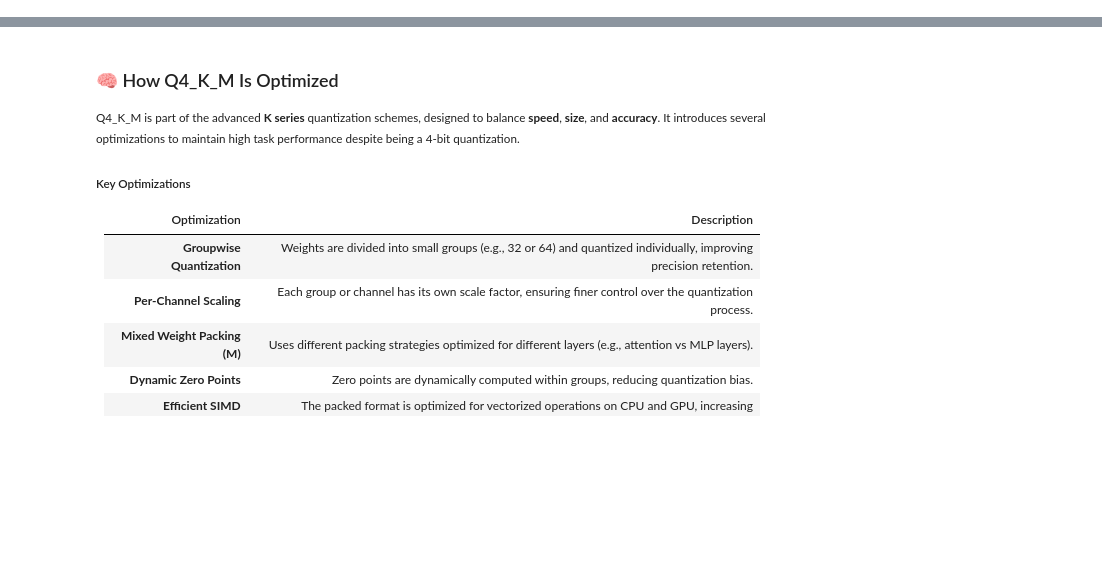
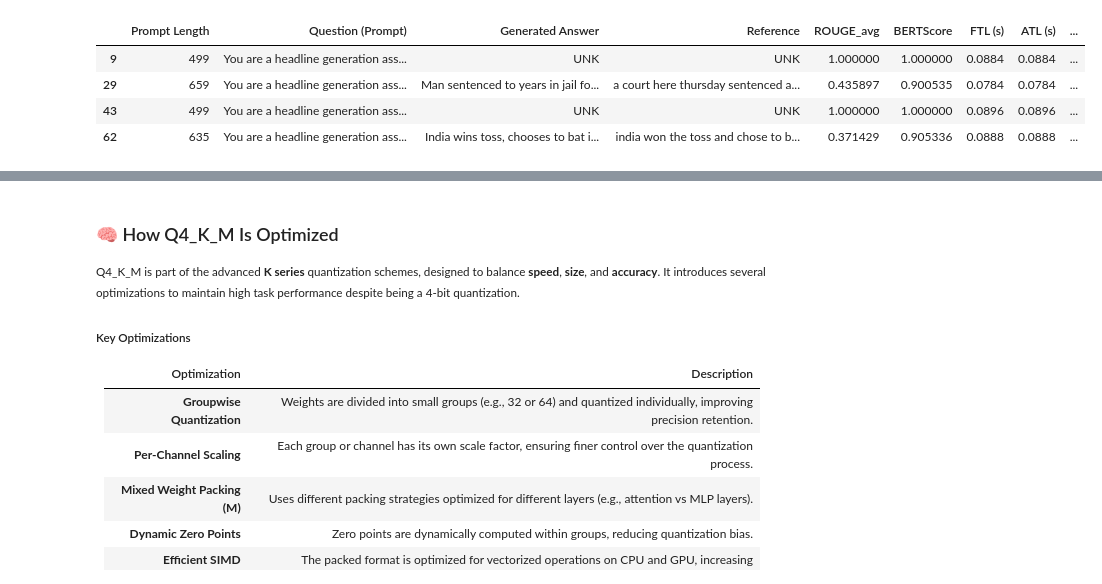
Before and after one commit to slinusc/fast_llm_inference, a Jupyter notebook: llama_cpp.ipynb, the cells around one changed output, grey strips where cells are left out. Saved outputs shown, nothing was run; the diff lists cells and outputs as text; code cells hidden in the pictures; blank space fills up the shorter version.

```diff
--- a/llama_cpp.ipynb
+++ b/llama_cpp.ipynb
@@ -365,0 +358,10 @@ Both **Q4_K_M** and **Q8_0** are quantization methods used to compress model wei
+# %%
+#find best bertscore
+
+results.loc[results['BERTScore'] > 0.9]
+# %% [output]
+|  | Prompt Length | Question (Prompt) | Generated Answer | Reference | ROUGE_avg | BERTScore | FTL (s) | ATL (s) | ... |
+| 9 | 499 | You are a headline generation ass... | UNK | UNK | 1.000000 | 1.000000 | 0.0884 | 0.0884 | ... |
+| 29 | 659 | You are a headline generation ass... | Man sentenced to years in jail fo... | a court here thursday sentenced a... | 0.435897 | 0.900535 | 0.0784 | 0.0784 | ... |
+| 43 | 499 | You are a headline generation ass... | UNK | UNK | 1.000000 | 1.000000 | 0.0896 | 0.0896 | ... |
+| 62 | 635 | You are a headline generation ass... | India wins toss, chooses to bat i... | india won the toss and chose to b... | 0.371429 | 0.905336 | 0.0888 | 0.0888 | ... |
```
Also changed, not shown: parts of 81 cells of this notebook, 3 other files.
